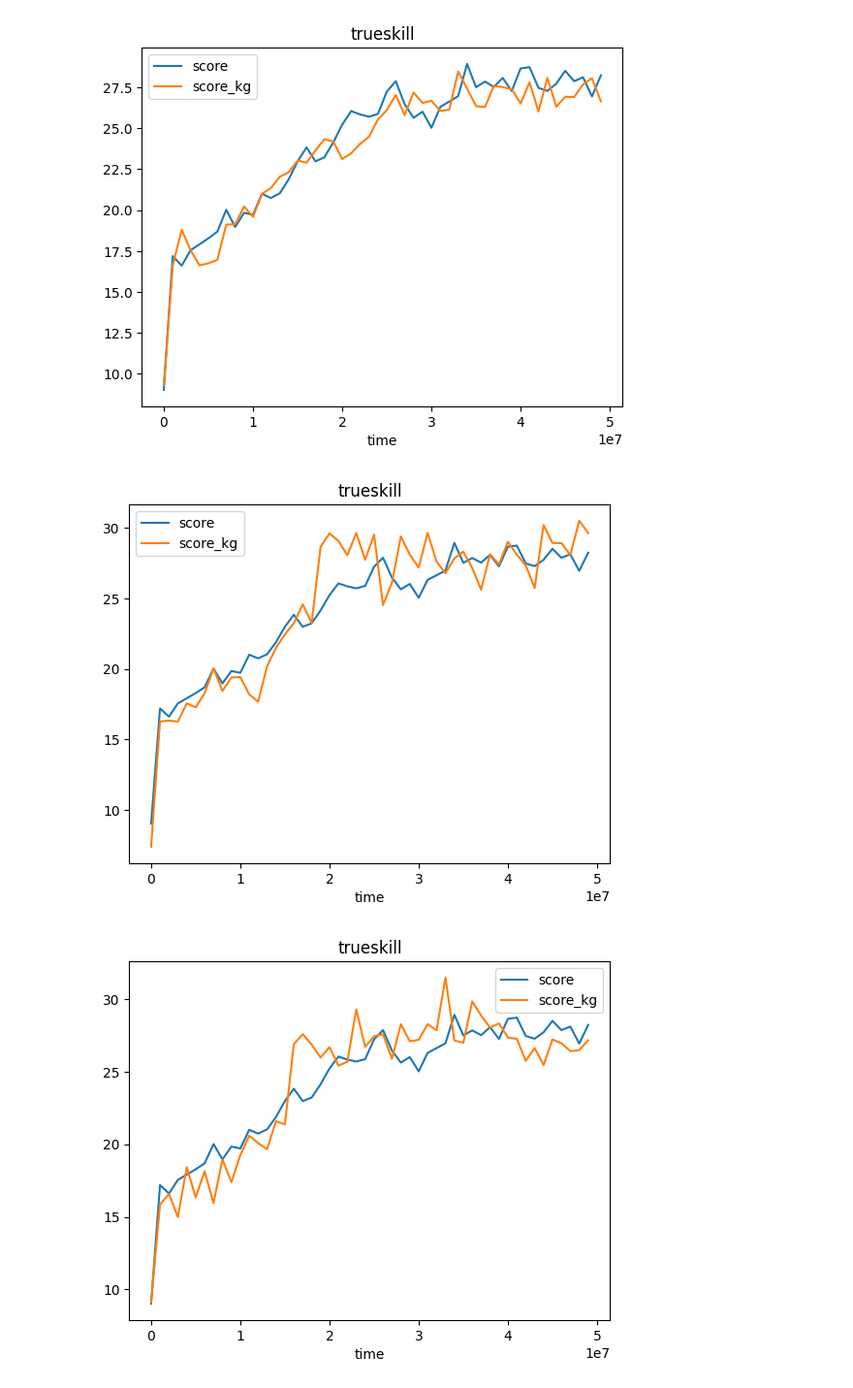
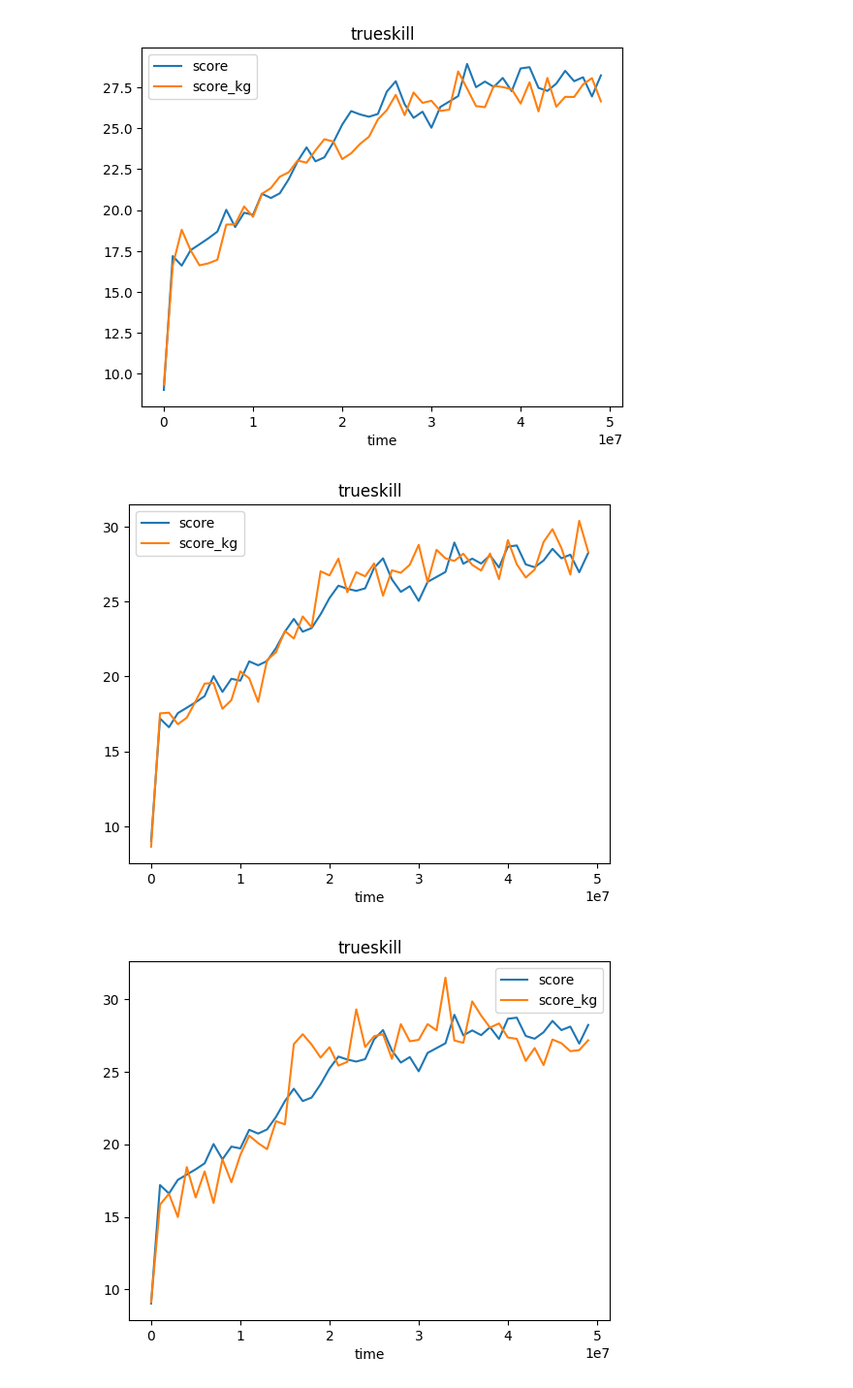
Before and after one commit to adFrej/kg-rl-rts, a Jupyter notebook: training_loss.ipynb, the cells around one changed output. Shown at 97% size. Cells and saved outputs as stored; diff of their text form; code cells hidden in the pictures.

```diff
--- a/training_loss.ipynb
+++ b/training_loss.ipynb
@@ -255,15 +255,16 @@ draw_score_by_list([
 # %%
 # 4 walk depth
 draw_score_by_list([
     r"MicroRTSGridModeVecEnv__ppo_gridnet____8__1724231973",
     r"MicroRTSGridModeVecEnv__ppo_gridnet____9__1724275145",
     r"MicroRTSGridModeVecEnv__ppo_gridnet____10__1724368618",
     r"MicroRTSGridModeVecEnv__ppo_gridnet____11__1725054040",
 ], [
     r"MicroRTSGridModeVecEnv__ppo_gridnet__prior__kg6__30__1725767007",
+    r"MicroRTSGridModeVecEnv__ppo_gridnet__prior__kg6__32__1725924020"
 ])
 # %% [output]
-[figure, old version]
+[figure, new version]
 # %%
 # 4 walk depth, 128 vectors
 draw_score_by_list([
```
Also changed, not shown: 54 other files.
